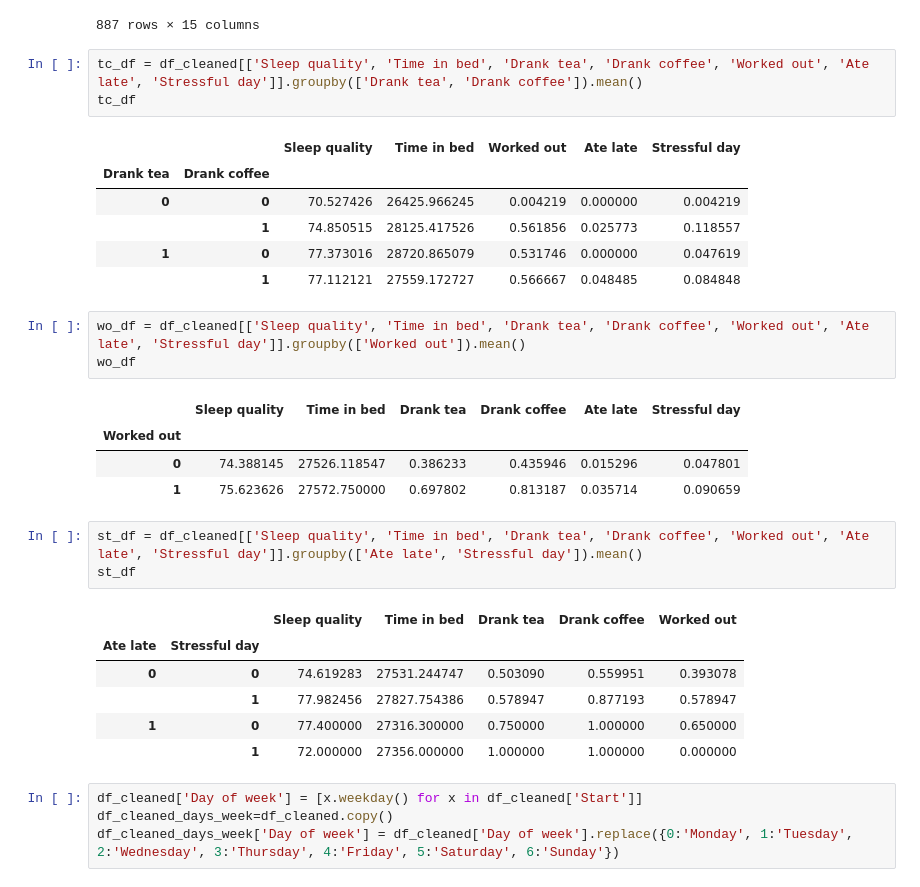
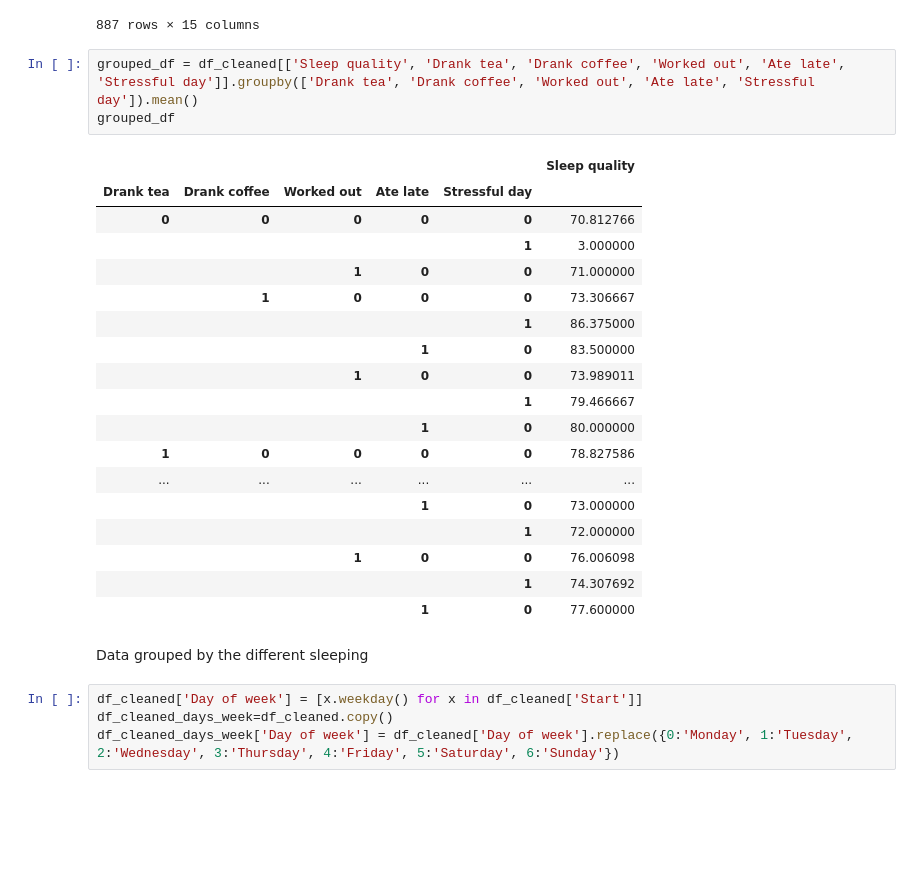
Before and after one commit to aarongp11/datamining_project, a Jupyter notebook: data_mining project/workingCV2.ipynb, the cells around one changed output. Cells and saved outputs as stored; diff of their text form; blank space fills up the shorter version.

```diff
--- a/data_mining project/workingCV2.ipynb
+++ b/data_mining project/workingCV2.ipynb
@@ -137,33 +145,29 @@ df_cleaned
 | 886 | 2018-02-16 22:52:29 | 2018-02-17 07:48:04 | 91 | 32135.0 |  | 2291 | 22:52:29 | 07:48:04 | ... |
 887 rows × 15 columns
 # %%
-tc_df = df_cleaned[['Sleep quality', 'Time in bed', 'Drank tea', 'Drank coffee', 'Worked out', 'Ate late', 'Stressful day']].groupby(['Drank tea', 'Drank coffee']).mean()
-tc_df
+grouped_df = df_cleaned[['Sleep quality', 'Drank tea', 'Drank coffee', 'Worked out', 'Ate late', 'Stressful day']].groupby(['Drank tea', 'Drank coffee', 'Worked out', 'Ate late', 'Stressful day']).mean()
+grouped_df
 # %% [output]
-|  |  | Sleep quality | Time in bed | Worked out | Ate late | Stressful day |
-| Drank tea | Drank coffee |  |  |  |  |  |
-| 0 | 0 | 70.527426 | 26425.966245 | 0.004219 | 0.000000 | 0.004219 |
-|  | 1 | 74.850515 | 28125.417526 | 0.561856 | 0.025773 | 0.118557 |
-| 1 | 0 | 77.373016 | 28720.865079 | 0.531746 | 0.000000 | 0.047619 |
-|  | 1 | 77.112121 | 27559.172727 | 0.566667 | 0.048485 | 0.084848 |
+|  |  |  |  |  | Sleep quality |
+| Drank tea | Drank coffee | Worked out | Ate late | Stressful day |  |
+| 0 | 0 | 0 | 0 | 0 | 70.812766 |
+|  |  |  |  | 1 | 3.000000 |
+|  |  | 1 | 0 | 0 | 71.000000 |
+|  | 1 | 0 | 0 | 0 | 73.306667 |
+|  |  |  |  | 1 | 86.375000 |
+|  |  |  | 1 | 0 | 83.500000 |
+|  |  | 1 | 0 | 0 | 73.989011 |
+|  |  |  |  | 1 | 79.466667 |
+|  |  |  | 1 | 0 | 80.000000 |
+| 1 | 0 | 0 | 0 | 0 | 78.827586 |
+| ... | ... | ... | ... | ... | ... |
+|  |  |  | 1 | 0 | 73.000000 |
+|  |  |  |  | 1 | 72.000000 |
+|  |  | 1 | 0 | 0 | 76.006098 |
+|  |  |  |  | 1 | 74.307692 |
+|  |  |  | 1 | 0 | 77.600000 |
-# %%
-wo_df = df_cleaned[['Sleep quality', 'Time in bed', 'Drank tea', 'Drank coffee', 'Worked out', 'Ate late', 'Stressful day']].groupby(['Worked out']).mean()
-wo_df
-# %% [output]
-|  | Sleep quality | Time in bed | Drank tea | Drank coffee | Ate late | Stressful day |
-| Worked out |  |  |  |  |  |  |
-| 0 | 74.388145 | 27526.118547 | 0.386233 | 0.435946 | 0.015296 | 0.047801 |
-| 1 | 75.623626 | 27572.750000 | 0.697802 | 0.813187 | 0.035714 | 0.090659 |
-# %%
-st_df = df_cleaned[['Sleep quality', 'Time in bed', 'Drank tea', 'Drank coffee', 'Worked out', 'Ate late', 'Stressful day']].groupby(['Ate late', 'Stressful day']).mean()
-st_df
-# %% [output]
-|  |  | Sleep quality | Time in bed | Drank tea | Drank coffee | Worked out |
-| Ate late | Stressful day |  |  |  |  |  |
-| 0 | 0 | 74.619283 | 27531.244747 | 0.503090 | 0.559951 | 0.393078 |
-|  | 1 | 77.982456 | 27827.754386 | 0.578947 | 0.877193 | 0.578947 |
-| 1 | 0 | 77.400000 | 27316.300000 | 0.750000 | 1.000000 | 0.650000 |
-|  | 1 | 72.000000 | 27356.000000 | 1.000000 | 1.000000 | 0.000000 |
+# %% [markdown]
+Data grouped by the different sleeping
 # %%
 df_cleaned['Day of week'] = [x.weekday() for x in df_cleaned['Start']]
 df_cleaned_days_week=df_cleaned.copy()
```
Also changed, not shown: parts of 43 cells of this notebook.
